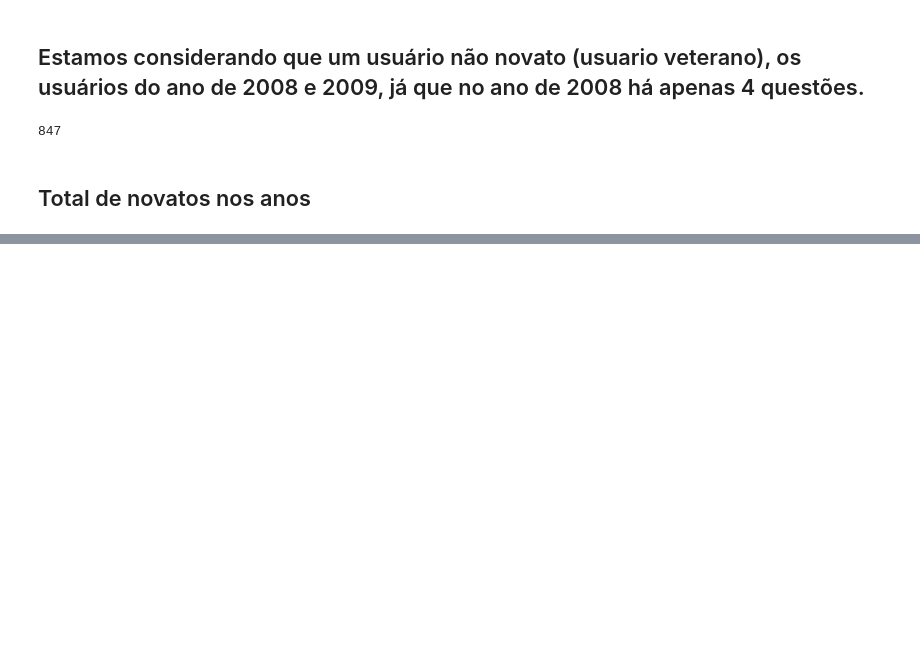
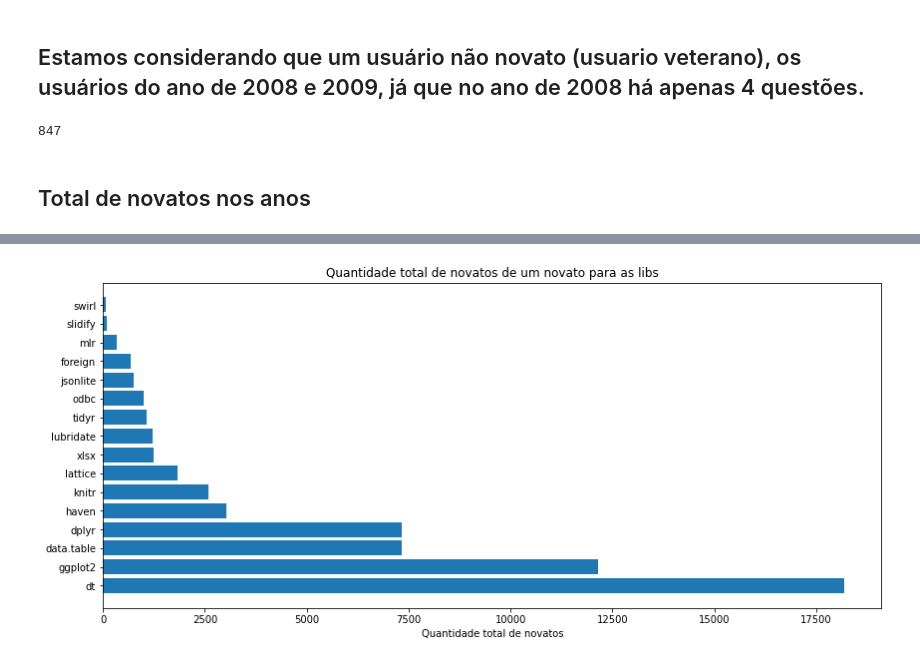
Before and after one commit to JuanFSR/EngenhariaEmpirica, a Jupyter notebook: mineracao_r.ipynb, the cells around one changed output, grey strips where cells are left out. Saved outputs shown, nothing was run; the diff lists cells and outputs as text; code cells hidden in the pictures; blank space fills up the shorter version.

```diff
--- a/mineracao_r.ipynb
+++ b/mineracao_r.ipynb
@@ -239,17 +269,19 @@ plt.show()
 # %%
 dataResult = dataResult.sort_values(by=['qtd_max_newers'])
 
 fig, ax = plt.subplots()
 
 fig.set_size_inches(14, 6)
 fig.savefig('./result/{}/2. qtd_total.png'.format(prefix), dpi=100)
 
-y_pos = np.arange(len(libTerms))
+y_pos = np.arange(len(labelRepeat))
 
 ax.barh(y_pos, dataResult['qtd_max_newers'].values.tolist(), align='center')
 ax.set_yticks(y_pos, labels=dataResult['lib'].values.tolist())
 ax.invert_yaxis()
 ax.set_title('Quantidade total de novatos de um novato para as libs')
 ax.set_xlabel('Quantidade total de novatos')
 
 plt.show()
+# %% [output]
+[figure, added]
```
Also changed, not shown: parts of 4 cells of this notebook.
